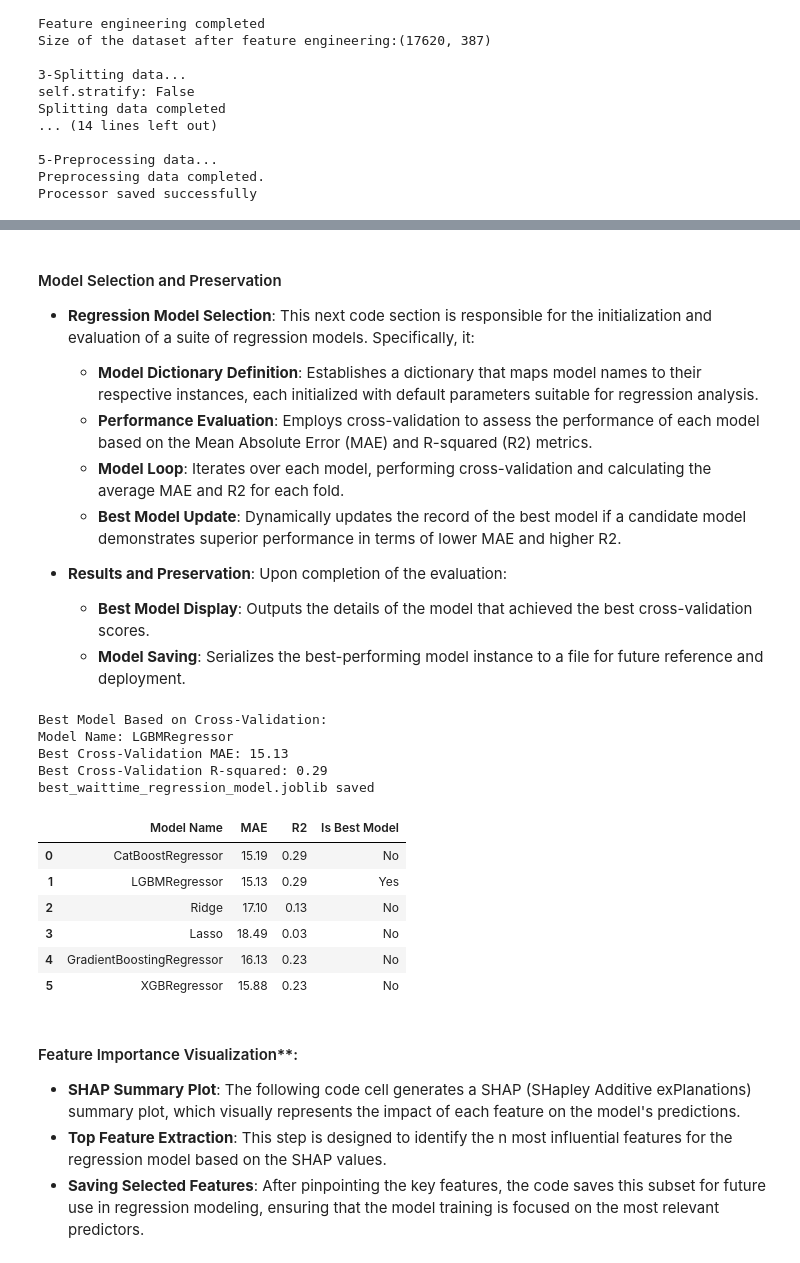
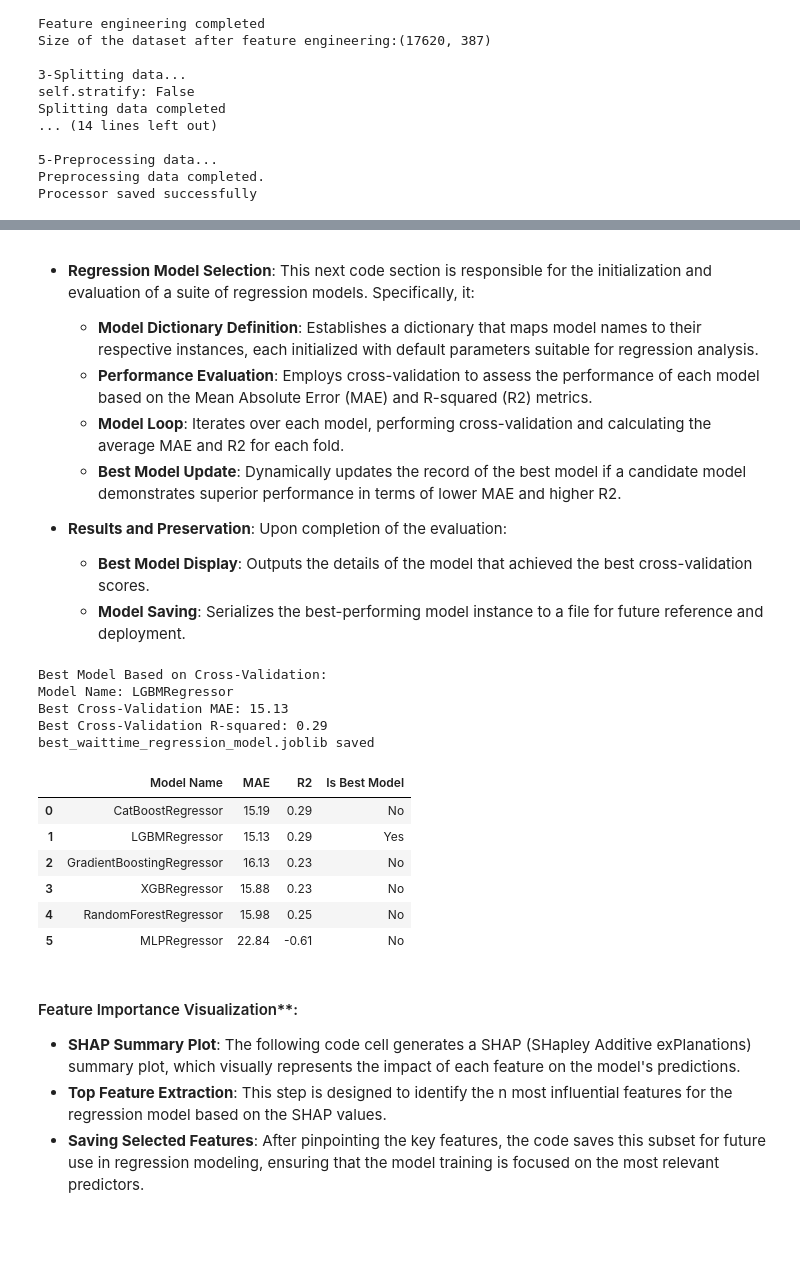
Before and after one commit to jeancheri/EDPredictiveEfficiency, a Jupyter notebook: notebooks/waittime_regression_modeling.ipynb, the cells around one changed output, grey strips where cells are left out. Cells and saved outputs as stored; diff of their text form; code cells hidden in the pictures; blank space fills up the shorter version.

```diff
--- a/notebooks/waittime_regression_modeling.ipynb
+++ b/notebooks/waittime_regression_modeling.ipynb
@@ -108,0 +119,12 @@ Processor saved successfully
+# %%
+# Use preprocessed data and feature names from the pipeline
+X_train_preprocessed_df = pd.DataFrame(X_train_preprocessed, columns=feature_names)
+X_validation_preprocessed_df = pd.DataFrame(X_validation_preprocessed, columns=feature_names)
+
+# Combine training and validation data for correlation analysis
+X_combined = pd.concat([X_train_preprocessed_df, X_validation_preprocessed_df])
+y_combined = pd.concat([pd.Series(y_train), pd.Series(y_validation)])
+
+# Create a DataFrame for analysis
+combined_df = X_combined.copy()
+combined_df['WAITTIME'] = y_combined.values
@@ -108,0 +138,14 @@ Processor saved successfully
+# %%
+# Determine Feature Importance using RandomForest
+model = RandomForestRegressor()
+model.fit(X_combined, y_combined)
+feature_importance = pd.Series(model.feature_importances_, index=X_combined.columns).sort_values(ascending=False)
+# Filter out features with importance <= 0
+feature_importance = feature_importance[feature_importance > 0]
+print("Filtered Feature Importance:")
+print(feature_importance)
+
+# Select top N features based on feature importance
+top_n = 20
+top_features = feature_importance.head(top_n).index.tolist()
+print("Top features:", top_features)
@@ -109,5 +207,4 @@ Processor saved successfully
 # %% [markdown]
-#### Model Selection and Preservation
 - **Regression Model Selection**: This next code section is responsible for the initialization and evaluation of a suite of regression models. Specifically, it:
   - **Model Dictionary Definition**: Establishes a dictionary that maps model names to their respective instances, each initialized with default parameters suitable for regression analysis.
   - **Performance Evaluation**: Employs cross-validation to assess the performance of each model based on the Mean Absolute Error (MAE) and R-squared (R2) metrics.
@@ -118,7 +215,6 @@ Processor saved successfully
   - **Best Model Display**: Outputs the details of the model that achieved the best cross-validation scores.
   - **Model Saving**: Serializes the best-performing model instance to a file for future reference and deployment.
 # %%
-
 # Define dictionary of models with their default parameters
 models_with_defaults = {
     "CatBoostRegressor": {
@@ -129,13 +225,18 @@ models_with_defaults = {
             random_state=RANDOM_SEED, force_col_wise=True, verbosity=-1
         )
     },
-    "Ridge": {"model": Ridge()},
-    "Lasso": {"model": Lasso()},
     "GradientBoostingRegressor": {
         "model": GradientBoostingRegressor(random_state=RANDOM_SEED)
     },
     "XGBRegressor": {"model": XGBRegressor(random_state=RANDOM_SEED)},
+    "RandomForestRegressor": {
+        "model": RandomForestRegressor(random_state=RANDOM_SEED)
+    },
+    "MLPRegressor": {
+        "model": MLPRegressor(random_state=RANDOM_SEED, max_iter=1000, tol=1e-4)
+    }
 }
+
 
 best_model = None
 best_mae = float("inf")  # Initialize with infinity
@@ -195,37 +296,37 @@ results_df = pd.DataFrame(results)
 results_df['Is Best Model'] = (results_df['Model Name'] == best_model.__class__.__name__).map({True: 'Yes', False: 'No'})
 
 
 # Select only numerical columns and round them to two decimal places
 numerical_cols = results_df.select_dtypes(include=np.number).columns
 results_df[numerical_cols] = results_df[numerical_cols].round(2)
 
 
 # Display the best model based on cross-validation
 print("Best Model Based on Cross-Validation:")
 print(f"Model Name: {best_model.__class__.__name__}")
 print(f"Best Cross-Validation MAE: {best_mae:.2f}")
 print(f"Best Cross-Validation R-squared: {best_r2:.2f}")
 
 
 # Save the best model instance, not its name
 model_filename = "best_waittime_regression_model.joblib"
 # Adjusted to directly save the model instance
 config.save_model(best_model, model_filename)
 print(f"{model_filename} saved")
 results_df
 # %% [output]
 Best Model Based on Cross-Validation:
 Model Name: LGBMRegressor
 Best Cross-Validation MAE: 15.13
 Best Cross-Validation R-squared: 0.29
 best_waittime_regression_model.joblib saved
 |  | Model Name | MAE | R2 | Is Best Model |
 | 0 | CatBoostRegressor | 15.19 | 0.29 | No |
 | 1 | LGBMRegressor | 15.13 | 0.29 | Yes |
-| 2 | Ridge | 17.10 | 0.13 | No |
-| 3 | Lasso | 18.49 | 0.03 | No |
-| 4 | GradientBoostingRegressor | 16.13 | 0.23 | No |
-| 5 | XGBRegressor | 15.88 | 0.23 | No |
+| 2 | GradientBoostingRegressor | 16.13 | 0.23 | No |
+| 3 | XGBRegressor | 15.88 | 0.23 | No |
+| 4 | RandomForestRegressor | 15.98 | 0.25 | No |
+| 5 | MLPRegressor | 22.84 | -0.61 | No |
 # %% [markdown]
 #### Feature Importance Visualization**:
   - **SHAP Summary Plot**: The following code cell generates a SHAP (SHapley Additive exPlanations) summary plot, which visually represents the impact of each feature on the model's predictions.
```
Also changed, not shown: parts of 15 cells of this notebook, 13 other files.
